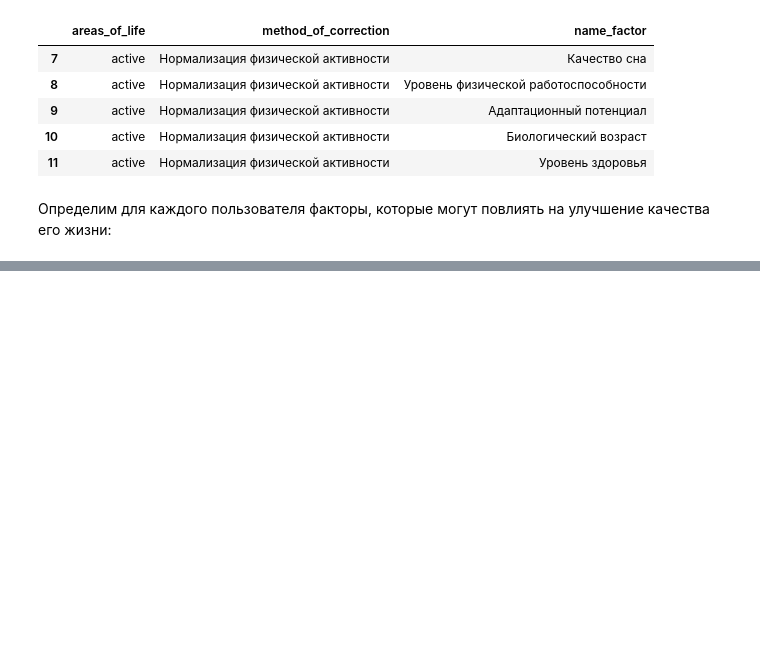
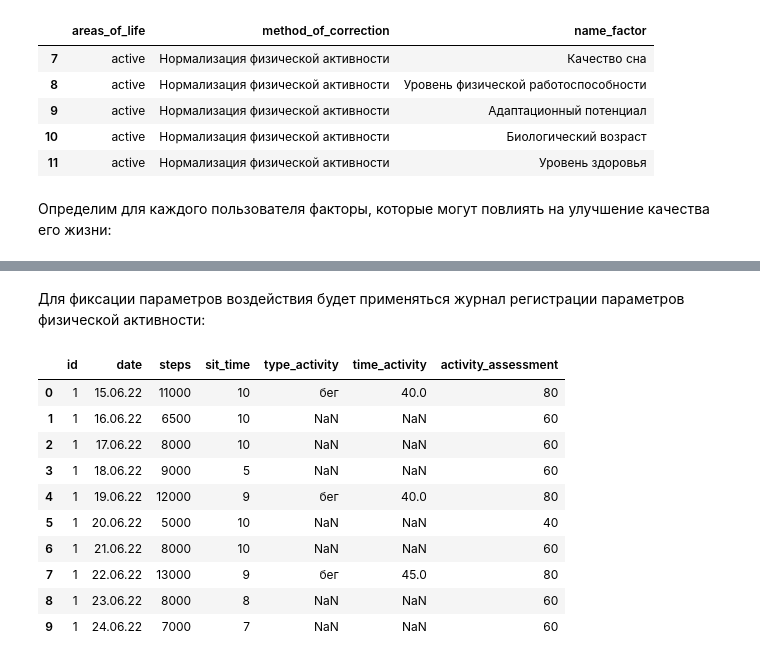
Before and after one commit to NataliNovokshonova/for_Mark, a Jupyter notebook: profiles.ipynb, the cells around one changed output, grey strips where cells are left out. Drawn from its saved outputs; the diff is of its cells as text; code cells hidden in the pictures; blank space fills up the shorter version.

```diff
--- a/profiles.ipynb
+++ b/profiles.ipynb
@@ -236,0 +256,18 @@ profiles_new.head()
+# %% [markdown]
+Для фиксации параметров воздействия будет применяться журнал регистрации параметров физической активности:
+# %%
+# загрузим датафрейм, регистрирующий показатели физической активности
+activity=pd.read_csv('/content/drive/MyDrive/Colab Notebooks/activity.csv', sep=';')
+activity
+# %% [output]
+|  | id | date | steps | sit_time | type_activity | time_activity | activity_assessment |
+| 0 | 1 | 15.06.22 | 11000 | 10 | бег | 40.0 | 80 |
+| 1 | 1 | 16.06.22 | 6500 | 10 | NaN | NaN | 60 |
+| 2 | 1 | 17.06.22 | 8000 | 10 | NaN | NaN | 60 |
+| 3 | 1 | 18.06.22 | 9000 | 5 | NaN | NaN | 60 |
+| 4 | 1 | 19.06.22 | 12000 | 9 | бег | 40.0 | 80 |
+| 5 | 1 | 20.06.22 | 5000 | 10 | NaN | NaN | 40 |
+| 6 | 1 | 21.06.22 | 8000 | 10 | NaN | NaN | 60 |
+| 7 | 1 | 22.06.22 | 13000 | 9 | бег | 45.0 | 80 |
+| 8 | 1 | 23.06.22 | 8000 | 8 | NaN | NaN | 60 |
+| 9 | 1 | 24.06.22 | 7000 | 7 | NaN | NaN | 60 |
```
Also changed, not shown: parts of 12 cells of this notebook.
